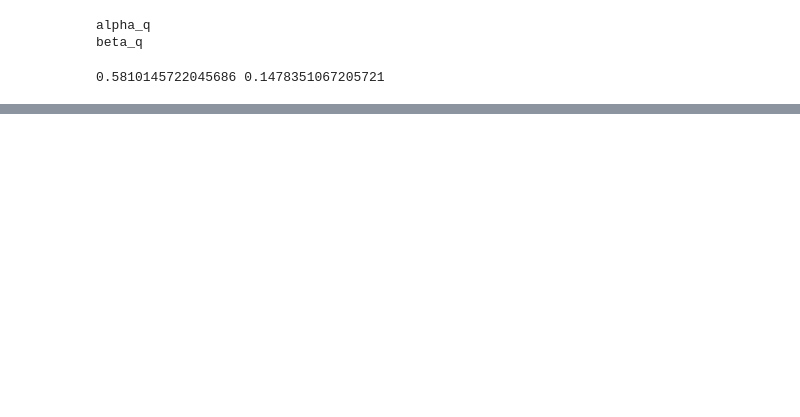
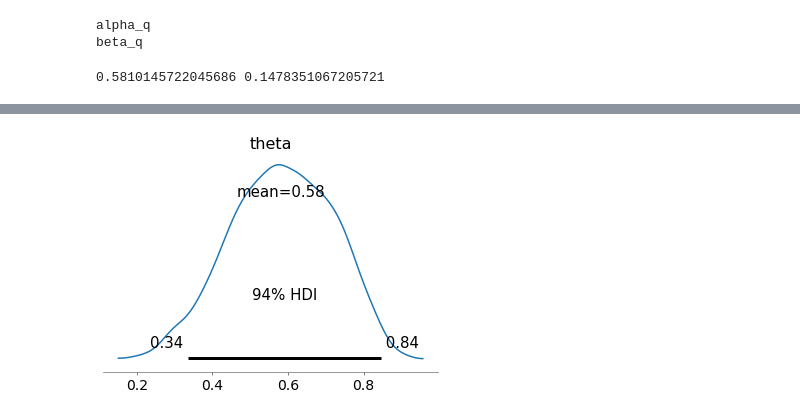
Before and after one commit to gomi-kuzu/practice_bayes_by_py, a Jupyter notebook: Section2.ipynb, the cells around one changed output, grey strips where cells are left out. Drawn from its saved outputs; the diff is of its cells as text; code cells hidden in the pictures; blank space fills up the shorter version.

```diff
--- a/Section2.ipynb
+++ b/Section2.ipynb
@@ -100,0 +137,7 @@ print(tmp.mean(), tmp.std())
+# %%
+samples = mcmc.get_samples()
+
+ax = az.plot_posterior(samples)
+x_lin = np.linspace(*ax.get_xlim())
+# %% [output]
+[figure, added]
```
Also changed, not shown: parts of 9 cells of this notebook, 2 other files.
